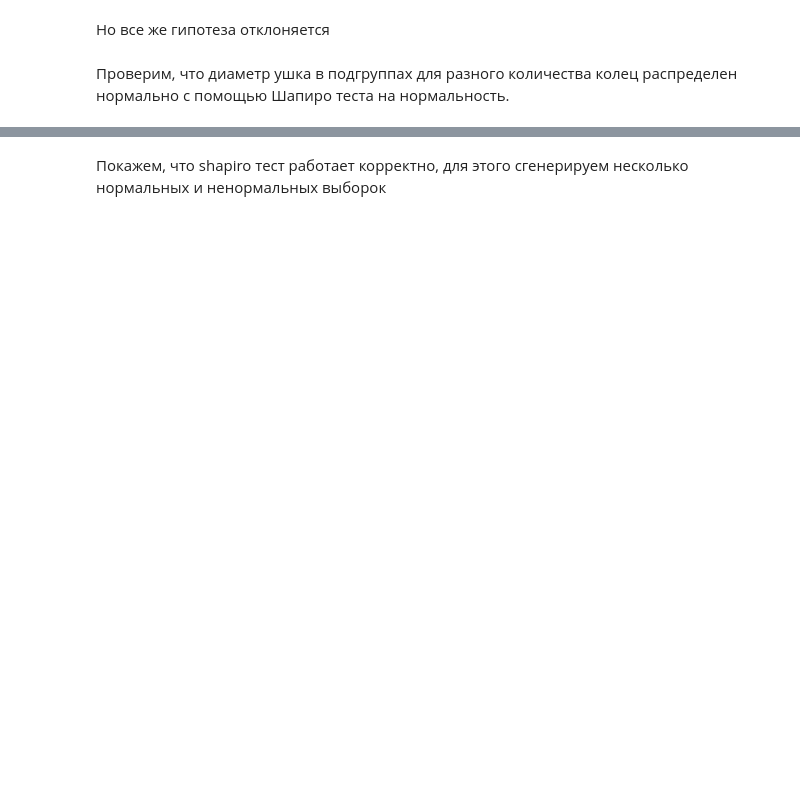
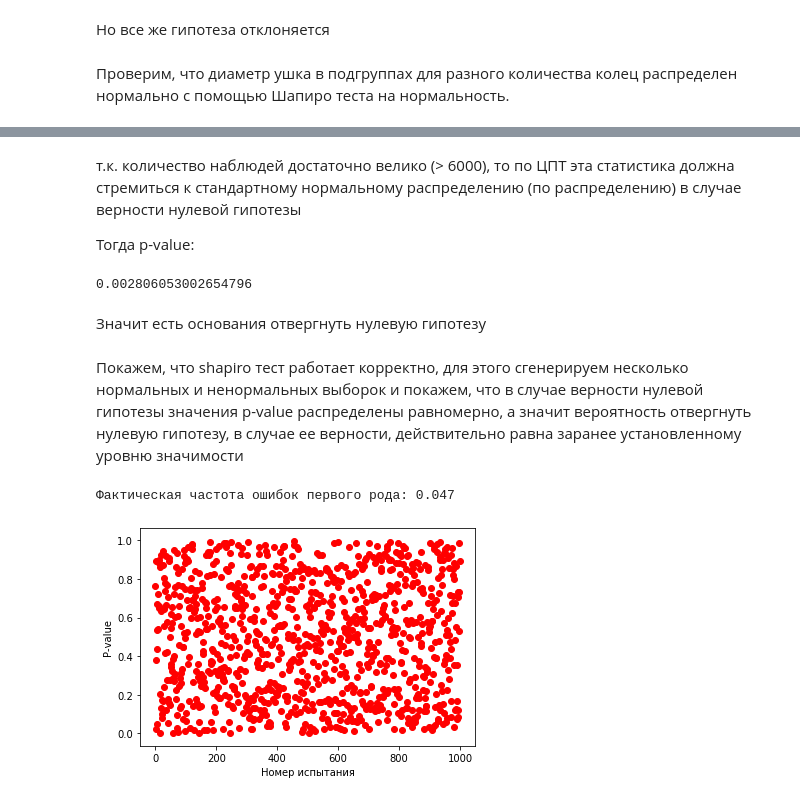
Before and after one commit to Vlada-Veselova/Statistics_HW_BI, a Jupyter notebook: Statistic_HW2_2.ipynb, the cells around one changed output, grey strips where cells are left out. Drawn from its saved outputs; the diff is of its cells as text; code cells hidden in the pictures; blank space fills up the shorter version.

```diff
--- a/Statistic_HW2_2.ipynb
+++ b/Statistic_HW2_2.ipynb
@@ -146,0 +145,6 @@ for n_rings in df.Rings.unique():
+# %%
+S = 0
+for i in range(len(df)):
+    if df.Whole_weight.iloc[i] < df.Whole_weight.mean():
+        S += 1
+y = S/len(df)
@@ -147,2 +155,31 @@ for n_rings in df.Rings.unique():
+# %% [markdown]
+т.к. количество наблюдей достаточно велико (> 6000), то по ЦПТ эта статистика должна стремиться к стандартному нормальному распределению (по распределению) в случае верности нулевой гипотезы
+
+Тогда p-value:
+# %%
+p_value = 1 - scipy.stats.norm.cdf(stat)
+print(p_value)
+# %% [output]
+0.002806053002654796
+# %% [markdown]
+Значит есть основания отвергнуть нулевую гипотезу
 # %% [markdown]
-Покажем, что shapiro тест работает корректно, для этого сгенерируем несколько нормальных и ненормальных выборок
+Покажем, что shapiro тест работает корректно, для этого сгенерируем несколько нормальных и ненормальных выборок и покажем, что в случае верности нулевой гипотезы значения p-value распределены равномерно, а значит вероятность отвергнуть нулевую гипотезу, в случае ее верности, действительно равна заранее установленному уровню значимости
+# %%
+samples_1, p_value = [], []
+errors = 0
+for i in range(1000):
+    samples_1.append(np.random.normal(0, 1, 100))
+for sample_1 in samples_1:
+    if scipy.stats.shapiro(sample_1)[1] < 0.05:
+        errors += 1
+    p_value.append(scipy.stats.shapiro(sample_1)[1])
+fig, ax = plt.subplots()
+plt.scatter(x=[i for i in range(len(p_value))], y=p_value, c='r');
+ax.set_xlabel('Номер испытания');
+ax.set_ylabel('P-value');
+
+print('Фактическая частота ошибок первого рода:', errors/1000)
+# %% [output]
+Фактическая частота ошибок первого рода: 0.047
+[figure, added]
```
Also changed, not shown: parts of 19 cells of this notebook.
